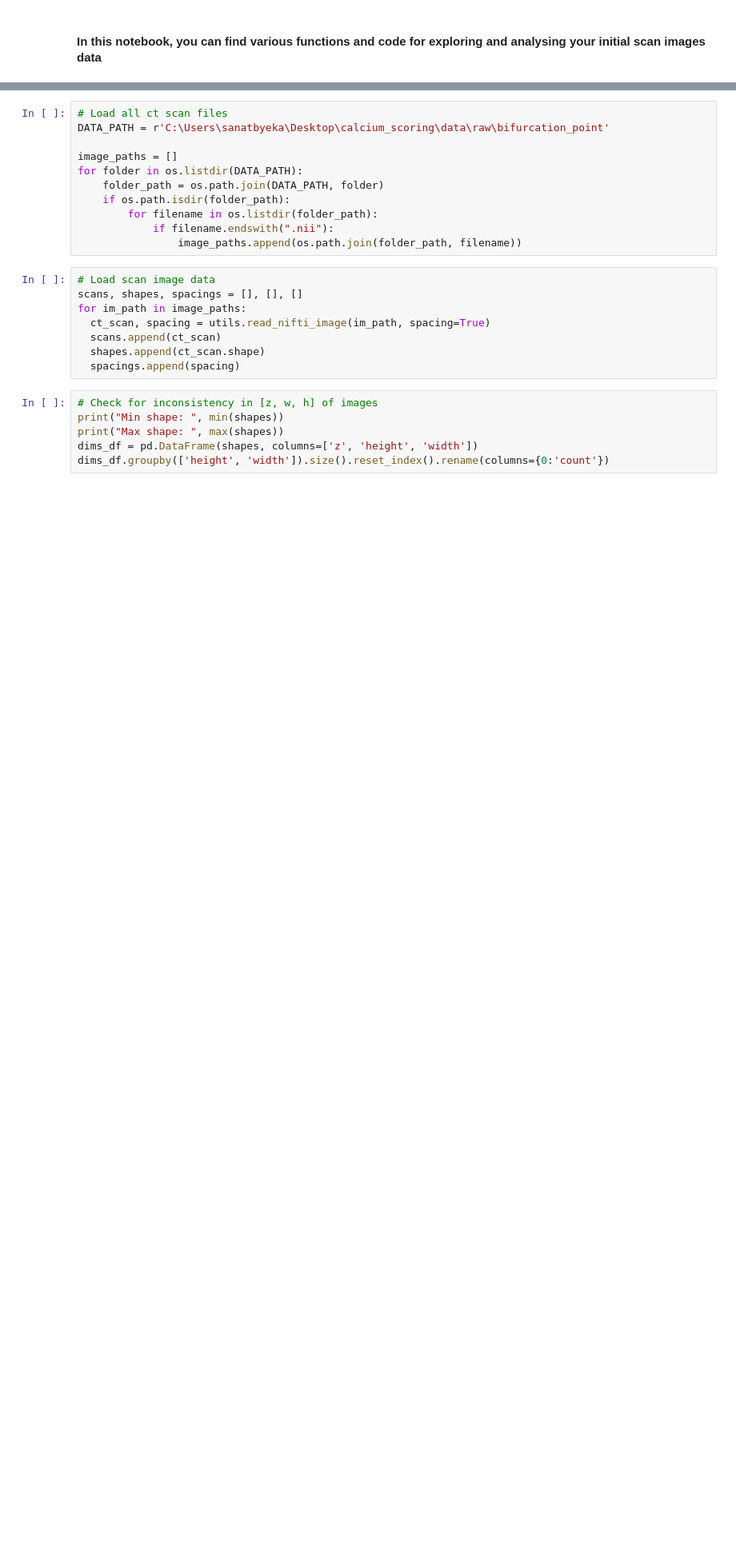
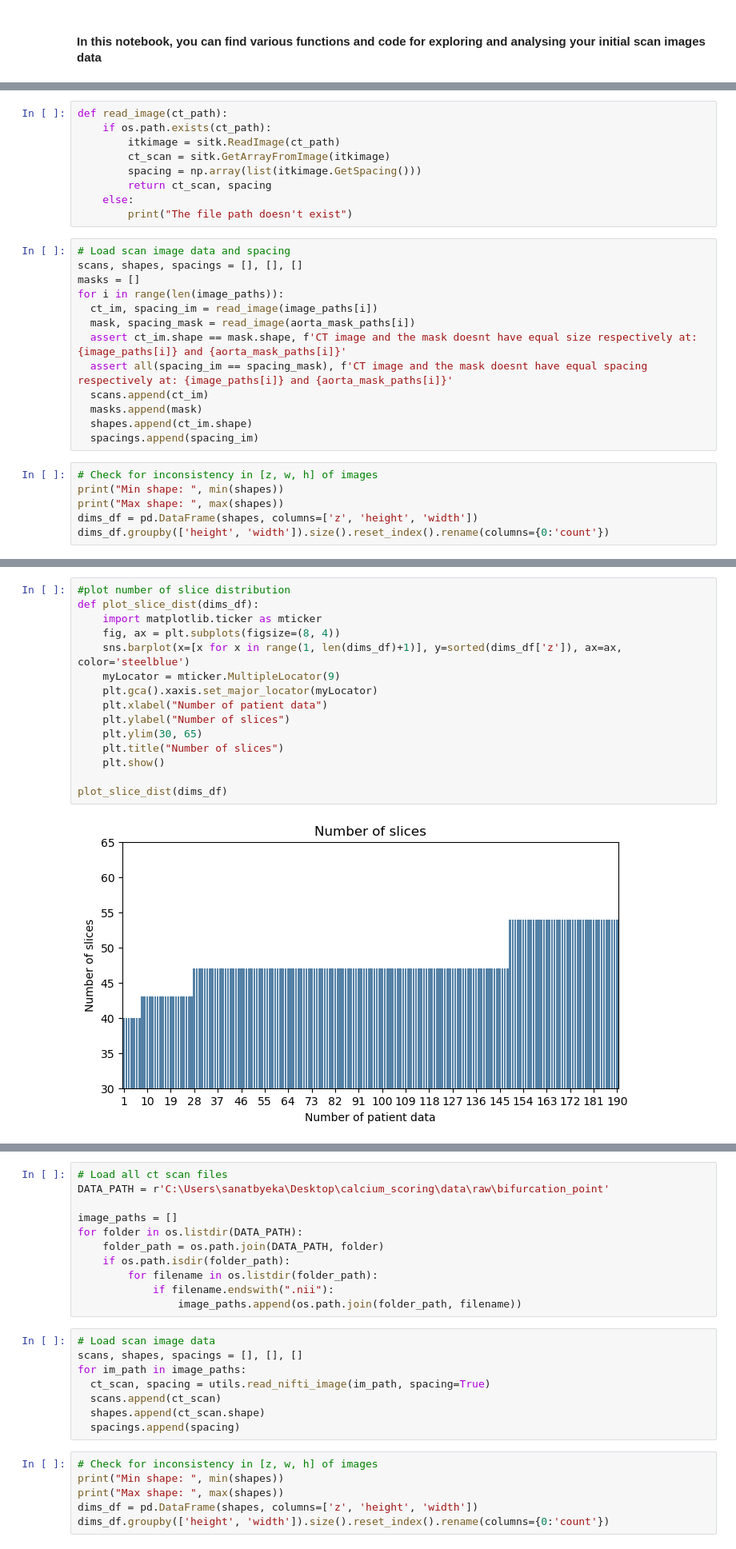
Before and after one commit to aibota1016/calcium_scoring, a Jupyter notebook: src/notebooks/initial_data_exploration.ipynb, the cells around one changed output, grey strips where cells are left out. Shown at 80% size. Cells and saved outputs as stored; diff of their text form; blank space fills up the shorter version.

```diff
--- a/src/notebooks/initial_data_exploration.ipynb
+++ b/src/notebooks/initial_data_exploration.ipynb
@@ -17,0 +37,28 @@ import utils
+# %%
+def read_image(ct_path):
+    if os.path.exists(ct_path):
+        itkimage = sitk.ReadImage(ct_path)
+        ct_scan = sitk.GetArrayFromImage(itkimage)
+        spacing = np.array(list(itkimage.GetSpacing()))
+        return ct_scan, spacing
+    else:
+        print("The file path doesn't exist")
+# %%
+# Load scan image data and spacing
+scans, shapes, spacings = [], [], []
+masks = []
+for i in range(len(image_paths)):
+  ct_im, spacing_im = read_image(image_paths[i])
+  mask, spacing_mask = read_image(aorta_mask_paths[i])
+  assert ct_im.shape == mask.shape, f'CT image and the mask doesnt have equal size respectively at: {image_paths[i]} and {aorta_mask_paths[i]}'
+  assert all(spacing_im == spacing_mask), f'CT image and the mask doesnt have equal spacing respectively at: {image_paths[i]} and {aorta_mask_paths[i]}'
+  scans.append(ct_im)
+  masks.append(mask)
+  shapes.append(ct_im.shape)
+  spacings.append(spacing_im)
+# %%
+# Check for inconsistency in [z, w, h] of images
+print("Min shape: ", min(shapes))
+print("Max shape: ", max(shapes))
+dims_df = pd.DataFrame(shapes, columns=['z', 'height', 'width'])
+dims_df.groupby(['height', 'width']).size().reset_index().rename(columns={0:'count'})
@@ -17,0 +76,17 @@ import utils
+# %%
+#plot number of slice distribution
+def plot_slice_dist(dims_df):
+    import matplotlib.ticker as mticker
+    fig, ax = plt.subplots(figsize=(8, 4))
+    sns.barplot(x=[x for x in range(1, len(dims_df)+1)], y=sorted(dims_df['z']), ax=ax, color='steelblue')
+    myLocator = mticker.MultipleLocator(9)
+    plt.gca().xaxis.set_major_locator(myLocator)
+    plt.xlabel("Number of patient data")
+    plt.ylabel("Number of slices")
+    plt.ylim(30, 65)
+    plt.title("Number of slices")
+    plt.show()
+
+plot_slice_dist(dims_df)
+# %% [output]
+[figure, added]
```
Also changed, not shown: parts of 37 cells of this notebook, 23 other files.
